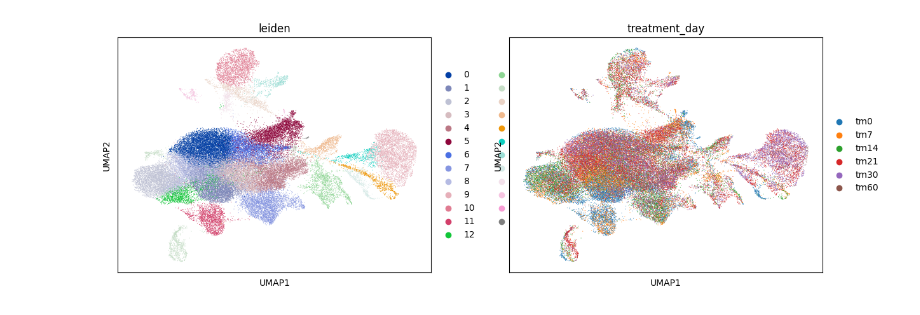
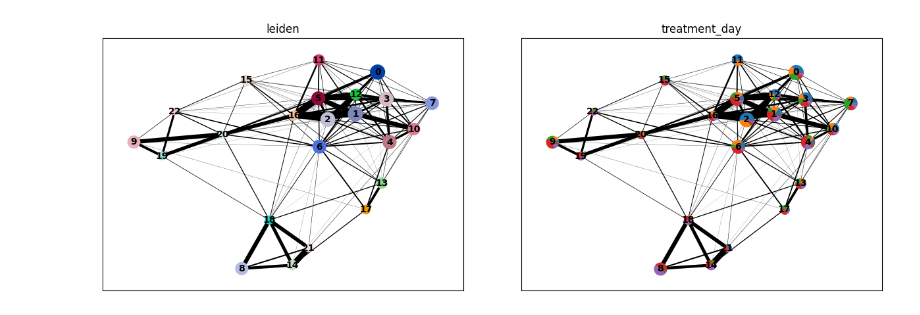
Before and after one commit to liyy2/Portal, a Jupyter notebook: Portal_TM_analysis.ipynb, the cells around one changed output. Cells and saved outputs as stored; diff of their text form; code cells hidden in the pictures.

```diff
--- a/Portal_TM_analysis.ipynb
+++ b/Portal_TM_analysis.ipynb
@@ -131,8 +72,9 @@ Index(['AAACCCAAGAGTCAGC-1', 'AAACCCAAGCCAAGTG-1', 'AAACCCAAGCTAGAAT-1',
 # %%
 import anndata
-adata = anndata.AnnData(X=integrated_data)
+adata = anndata.AnnData(X=expression_log_normalized)
 adata.obs.index = meta.index
 adata.obs = pd.concat([adata.obs, meta], axis=1)
-adata.var.index = "dim-" + adata.var.index
-adata.obsm["latent"] = integrated_data
+adata.var.index = hvg
+adata.var["hvg"]
+adata.obsm["latent"] = embed
 # %%
@@ -141,5 +136,4 @@ sc.tl.leiden(adata)
 # %%
-sc.tl.umap(adata)
-sc.pl.umap(adata, color=['leiden','treatment_day'])
+sc.pl.paga(adata, color=['leiden', 'treatment_day'])
 # %% [output]
-[figure, old version]
+[figure, new version]
```
Also changed, not shown: parts of 22 cells of this notebook, 1 other file.
